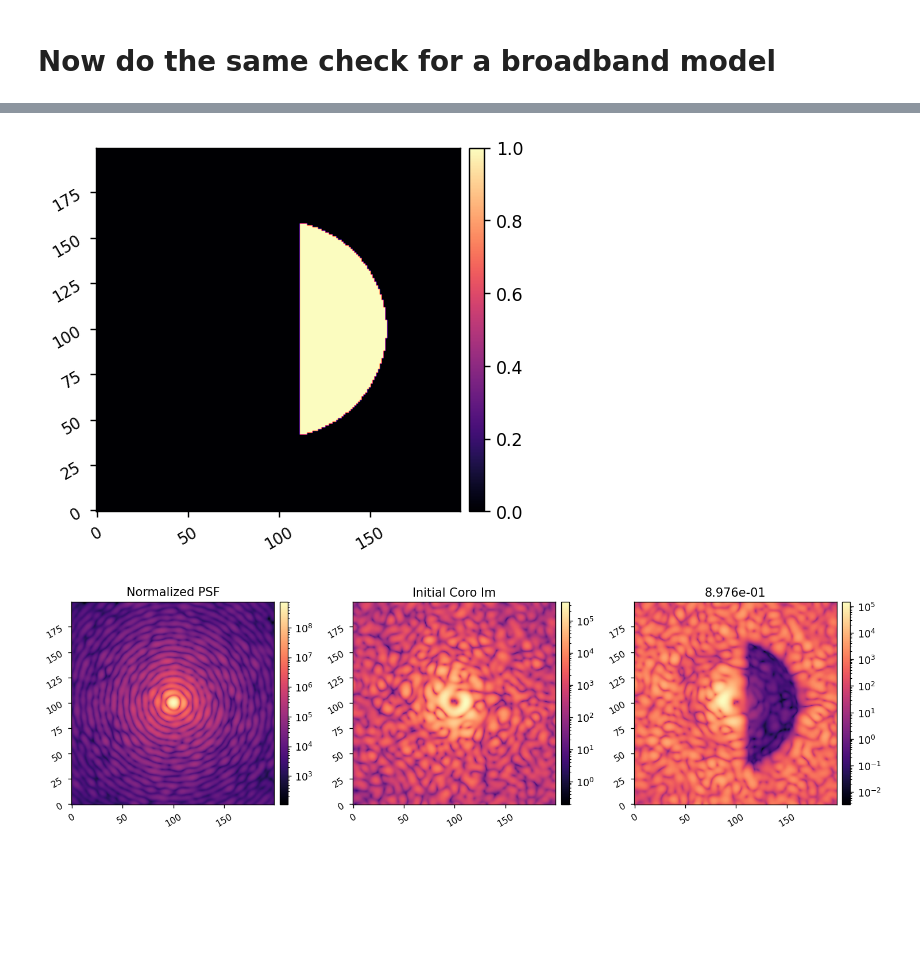
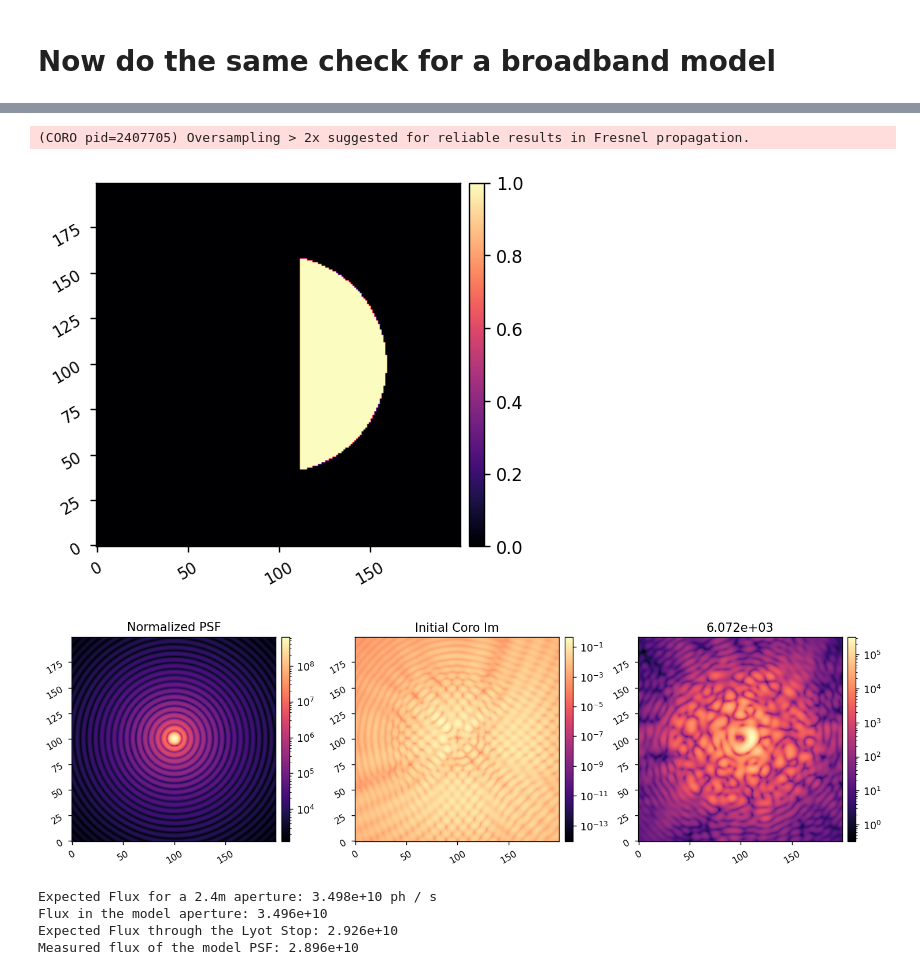
Before and after one commit to uasal/scoob-psf, a Jupyter notebook: example-notebooks/scoobpsf_broadband_with_noise.ipynb, the cells around one changed output, grey strips where cells are left out. Drawn from its saved outputs; the diff is of its cells as text; code cells hidden in the pictures; blank space fills up the shorter version.

```diff
--- a/example-notebooks/scoobpsf_broadband_with_noise.ipynb
+++ b/example-notebooks/scoobpsf_broadband_with_noise.ipynb
@@ -129,28 +128,42 @@ for i in range(N_coro_waves):
 # %%
 reload(parascoob)
 coro_model = parascoob.ParallelizedScoob(actors=coro_actors)
-coro_model.set_actor_attr('WFE', WFE)
+# coro_model.set_actor_attr('WFE', WFE)
 coro_model.zero_dm()
 
 coro_model.set_actor_attr('use_fpm', False)
 # coro_model.set_actor_attr('Imax_ref', xp.max(coro_model.snap()))
 ref_psf = coro_model.snap()
 
 coro_model.set_actor_attr('use_fpm', True)
 ref_coro_im = coro_model.snap()
 
 dark_hole_command = xp.array(fits.getdata('dark_hole_command.fits'))
 coro_model.dm_ref = dark_hole_command
 coro_model.reset_dm()
 dark_coro_im = coro_model.snap()
 
 control_mask = lina.utils.create_annular_focal_plane_mask(coro_model, 2, 10, 2, plot=True)
 mean_contrast = xp.mean(dark_coro_im[control_mask])
 
 imshow3(ref_psf, ref_coro_im, dark_coro_im, 'Normalized PSF', 'Initial Coro Im', f'{mean_contrast:.3e}', lognorm=True)
 # %% [output]
+(CORO pid=2407705) Oversampling > 2x suggested for reliable results in Fresnel propagation.
 [figure]
-[figure, old version]
+[figure, new version]
+# %%
+sum_aps = 0.0
+for i in range(len(coro_waves)):
+    sum_aps += xp.sum(xp.square(ray.get(coro_model.actors[i].getattr.remote('APERTURE'))))
+print(f'Expected Flux for a 2.4m aperture: {total_coro_flux*np.pi*mono_model.total_pupil_diam**2/4:.3e}')
+print(f'Flux in the model aperture: {sum_aps:.3e}')
+print(f'Expected Flux through the Lyot Stop: {sum_aps*mono_model.lyot_ratio**2:.3e}')
+print(f'Measured flux of the model PSF: {xp.sum(ref_psf):.3e}')
+# %% [output]
+Expected Flux for a 2.4m aperture: 3.498e+10 ph / s
+Flux in the model aperture: 3.496e+10
+Expected Flux through the Lyot Stop: 2.926e+10
+Measured flux of the model PSF: 2.896e+10
 # %%
 reload(parascoob)
 model = parascoob.ParallelizedScoob(actors=llowfsc_actors)
```
Also changed, not shown: parts of 2 cells of this notebook.
